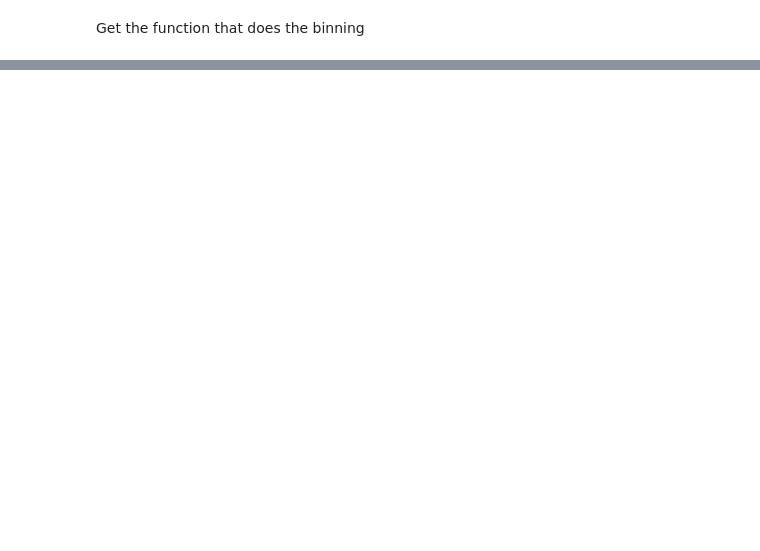
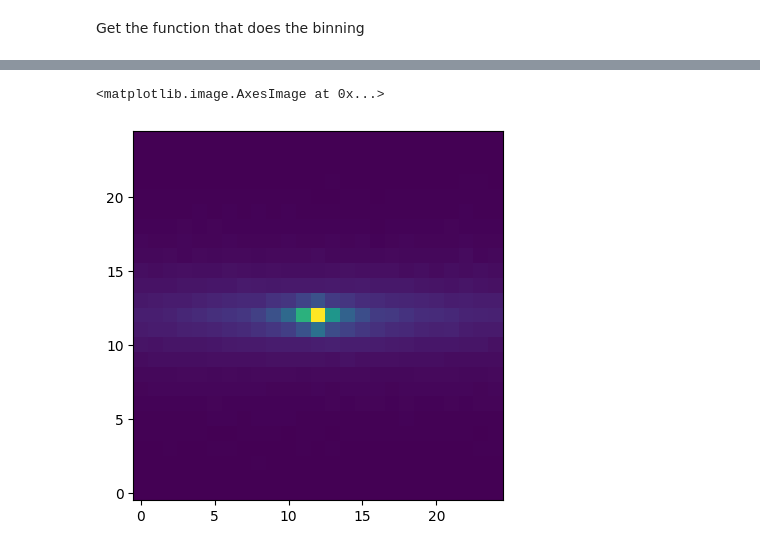
Before and after one commit to ufuk-cakir/rubix, a Jupyter notebook: notebooks/rubix_pipeline.ipynb, the cells around one changed output, grey strips where cells are left out. Drawn from its saved outputs; the diff is of its cells as text; code cells hidden in the pictures; blank space fills up the shorter version.

```diff
--- a/notebooks/rubix_pipeline.ipynb
+++ b/notebooks/rubix_pipeline.ipynb
@@ -97,0 +138,6 @@ plt.imshow(image, cmap="viridis")
+# %%
+from rubix.core.ifu import get_calculate_spectra
+calcultae_spectra = get_calculate_spectra(config)
+
+rubixdata = calcultae_spectra(rubixdata)
+print(rubixdata.stars.spectra)
@@ -97,0 +162,7 @@ plt.imshow(image, cmap="viridis")
+# %%
+from rubix.core.ifu import get_scale_spectrum_by_mass
+
+scale_spectrum_by_mass = get_scale_spectrum_by_mass(config)
+
+rubixdata = scale_spectrum_by_mass(rubixdata)
+print(rubixdata.stars.spectra)
@@ -97,0 +184,7 @@ plt.imshow(image, cmap="viridis")
+# %%
+from rubix.core.ifu import get_doppler_shift_and_resampling
+
+doppler_shift_and_resampling = get_doppler_shift_and_resampling(config)
+
+rubixdata = doppler_shift_and_resampling(rubixdata)
+print(rubixdata.stars.spectra)
@@ -97,0 +246,6 @@ plt.imshow(image, cmap="viridis")
+# %%
+from rubix.core.ifu import get_calculate_datacube
+calculate_datacube = get_calculate_datacube(config)
+
+rubixdata = calculate_datacube(rubixdata)
+print(rubixdata.stars.datacube)
@@ -97,0 +287,7 @@ plt.imshow(image, cmap="viridis")
+# %%
+datacube = rubixdata.stars.datacube
+img = datacube.sum(axis=2)
+plt.imshow(img, origin="lower")
+# %% [output]
+<matplotlib.image.AxesImage at 0x...>
+[figure, added]
```
Also changed, not shown: parts of 24 cells of this notebook, 13 other files.
